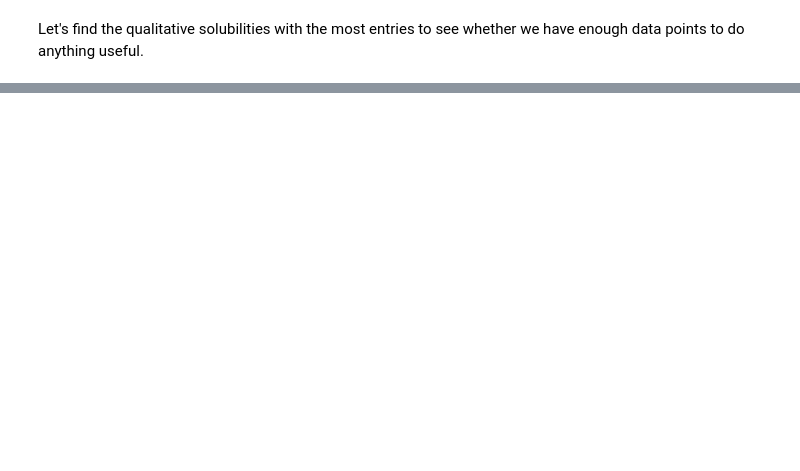
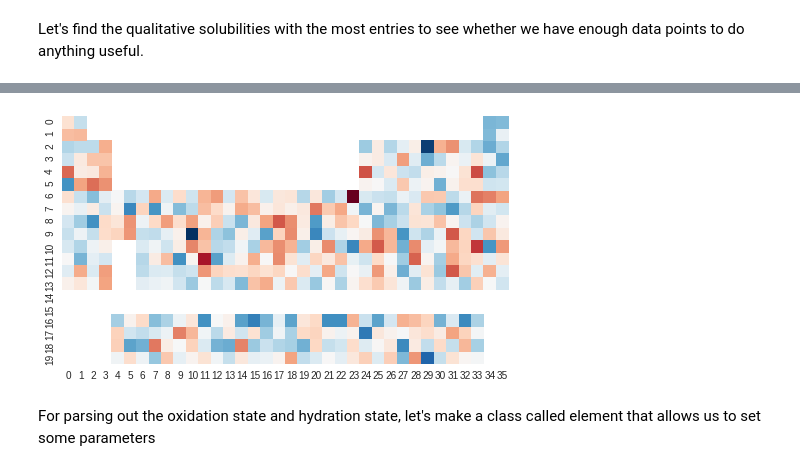
Before and after one commit to chrisjkuch/citrineapp, a Jupyter notebook: Solubility.ipynb, the cells around one changed output, grey strips where cells are left out. Drawn from its saved outputs; the diff is of its cells as text; code cells hidden in the pictures; blank space fills up the shorter version.

Commit message:
starting to add plotting functionality; struggling on the implementation of elements and handling of hydrated, different oxidation states"

```diff
--- a/Solubility.ipynb
+++ b/Solubility.ipynb
@@ -141,0 +213,20 @@ For now, let's only look at water solubility and leave other solubility to furth
+# %%
+import seaborn as sns
+
+ptable = np.random.randn(20, 36)
+mask = np.zeros_like(ptable)
+mask[0:2,2:34] = True
+mask[2:4,4:24] = True
+mask[4:6,4:24] = True
+mask[10:12,4:6] = True
+mask[12:14,4:6] = True
+mask[14:16,:] = True
+mask[16:18,pd.np.r_[0:4,34:36]] = True
+mask[18:20,pd.np.r_[0:4,34:36]] = True
+with sns.axes_style("white"):
+     ax = sns.heatmap(ptable, mask=mask, linecolor='k', linewidths=0.0,vmax=.3, square=True, cbar=False)
+plt.show()
+# %% [output]
+[figure, added]
+# %% [markdown]
+For parsing out the oxidation state and hydration state, let's make a class called element that allows us to set some parameters
```
Also changed, not shown: parts of 9 cells of this notebook.
